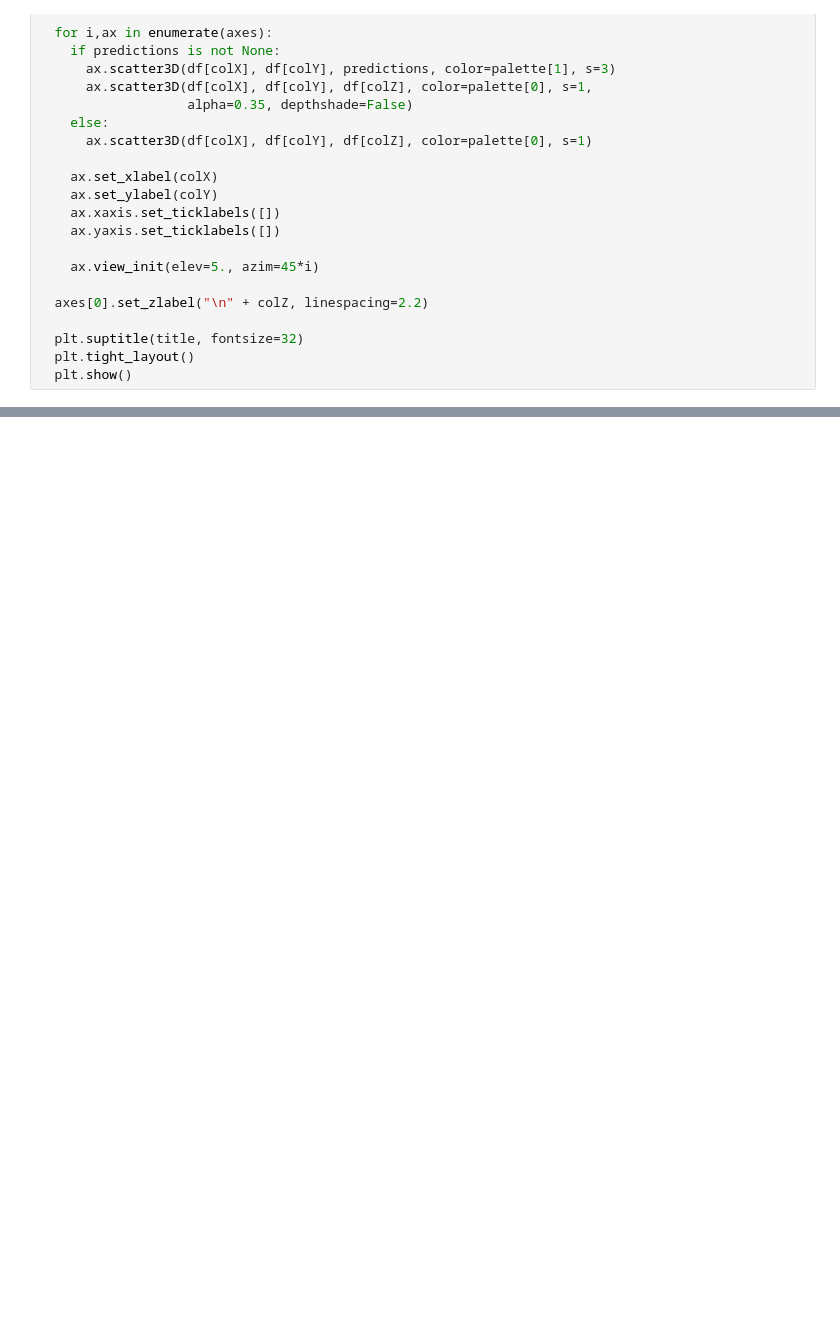
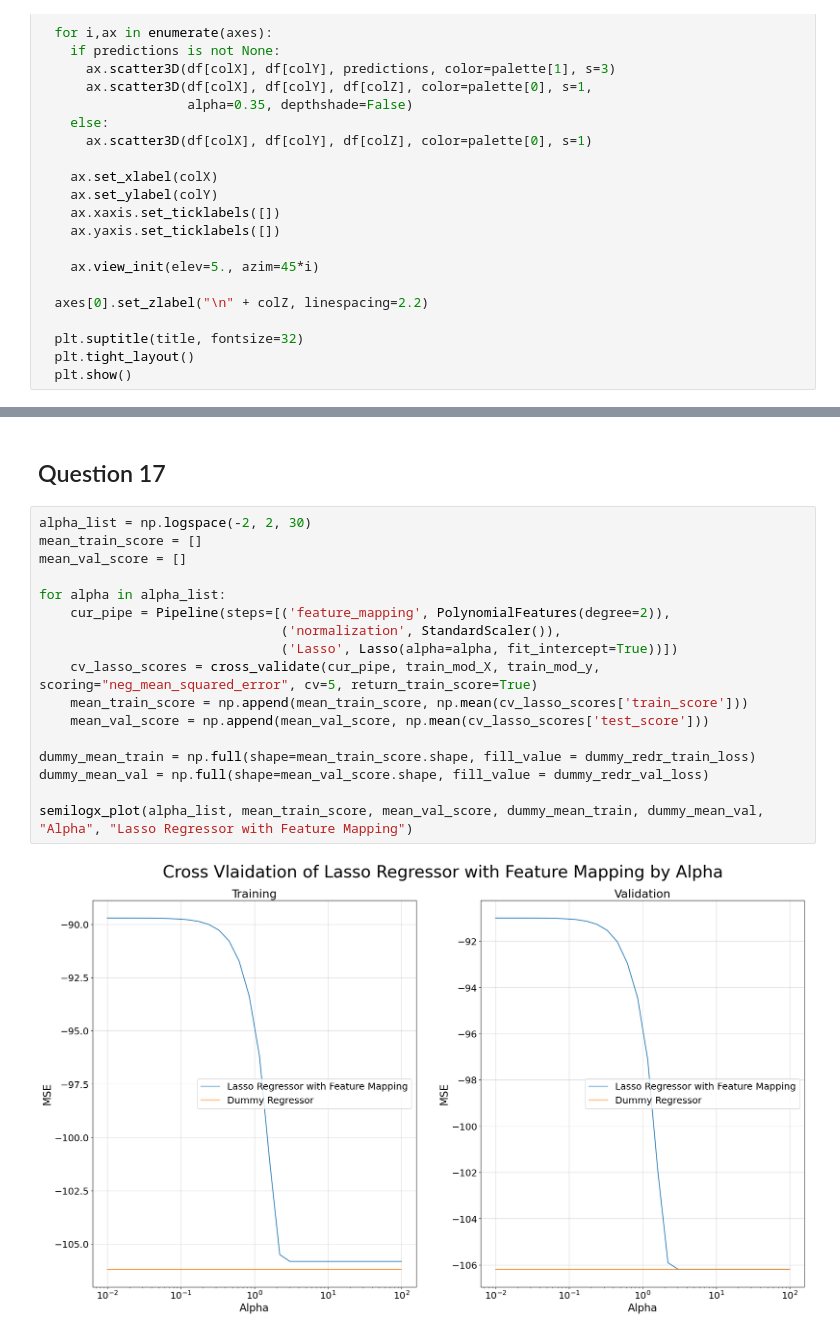
Before and after one commit to Ofir-Manor/Long3, a Jupyter notebook: 316084623-311288203.ipynb, the cells around one changed output, grey strips where cells are left out. Drawn from its saved outputs; the diff is of its cells as text; blank space fills up the shorter version.

```diff
--- a/316084623-311288203.ipynb
+++ b/316084623-311288203.ipynb
@@ -347,0 +400,21 @@ plot3d(train, colX="PCR_01", colY="PCR_05", colZ="contamination_level", title="3
+# %% [markdown]
+## Question 17
+# %%
+alpha_list = np.logspace(-2, 2, 30)
+mean_train_score = []
+mean_val_score = []
+
+for alpha in alpha_list:
+    cur_pipe = Pipeline(steps=[('feature_mapping', PolynomialFeatures(degree=2)),
+                               ('normalization', StandardScaler()),
+                               ('Lasso', Lasso(alpha=alpha, fit_intercept=True))])
+    cv_lasso_scores = cross_validate(cur_pipe, train_mod_X, train_mod_y, scoring="neg_mean_squared_error", cv=5, return_train_score=True)
+    mean_train_score = np.append(mean_train_score, np.mean(cv_lasso_scores['train_score']))
+    mean_val_score = np.append(mean_val_score, np.mean(cv_lasso_scores['test_score']))
+
+dummy_mean_train = np.full(shape=mean_train_score.shape, fill_value = dummy_redr_train_loss)
+dummy_mean_val = np.full(shape=mean_val_score.shape, fill_value = dummy_redr_val_loss)
+
+semilogx_plot(alpha_list, mean_train_score, mean_val_score, dummy_mean_train, dummy_mean_val, "Alpha", "Lasso Regressor with Feature Mapping")
+# %% [output]
+[figure, added]
```
Also changed, not shown: parts of 28 cells of this notebook, 1 other file.
